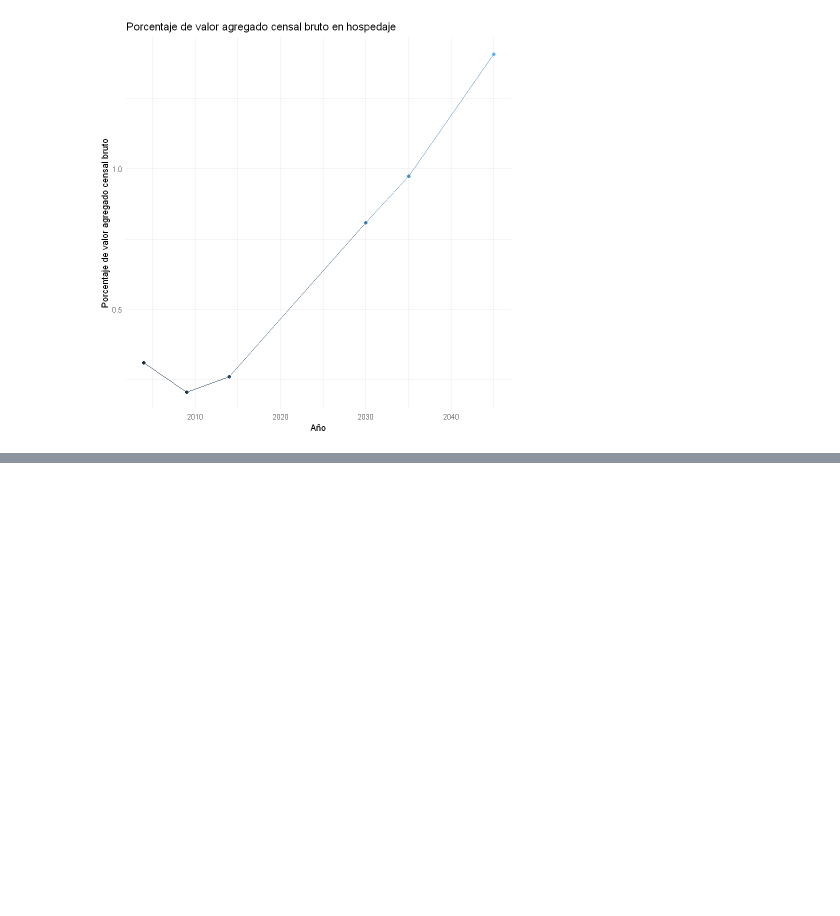
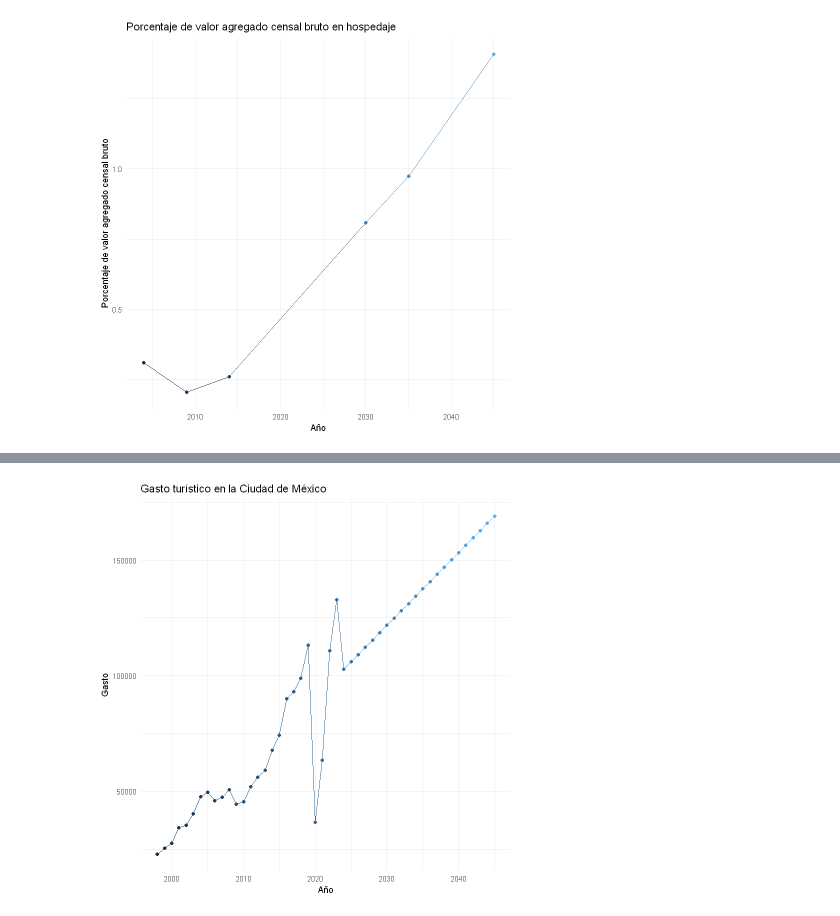
Before and after one commit to cpyp-ipdp/pgd_cdmx, a Jupyter notebook: indicadores/turismo/indicadores_turismo_pgd.ipynb, the cells around one changed output, grey strips where cells are left out. Drawn from its saved outputs; the diff is of its cells as text; code cells hidden in the pictures; blank space fills up the shorter version.

Commit message:
Se incorpora indicador de gasto promedio de turistas

```diff
--- a/indicadores/turismo/indicadores_turismo_pgd.ipynb
+++ b/indicadores/turismo/indicadores_turismo_pgd.ipynb
@@ -893,3 +859,12 @@ labs(title="Porcentaje de valor agregado censal bruto en hospedaje",x="Año",y="
 theme(legend.position = "none")
 # %% [output]
 [figure]
+# %%
+url_gasto<-"https://datos.cdmx.gob.mx/dataset/d99e5cd1-641e-4e53-9fb1-ef2ac039d48e/resource/315ed64e-5344-4cf9-b586-e50beda97cec/download/gasto_turismo_desglosado_2024_7.csv"
+# %%
+gasto<-read_csv(url_gasto,show_col_types = FALSE)%>%
+janitor::clean_names()%>%
+group_by(anio)%>%
+summarise(gasto=sum(gasto))%>%filter(anio<=2023)
+
+gasto
@@ -895,0 +891,5 @@ theme(legend.position = "none")
+# %%
+#Regresión lineal
+
+modelo_gasto<-lm(gasto~anio,data=gasto)
+modelo_gasto%>%summary()
@@ -895,0 +914,5 @@ theme(legend.position = "none")
+# %%
+#Hacer predicción de gasto turístico para 2024 a 2045
+prediccion_gasto<-data.frame(anio=2024:2045)
+prediccion_gasto$gasto<-predict(modelo_gasto,newdata=prediccion_gasto)
+prediccion_gasto
@@ -895,0 +939,11 @@ theme(legend.position = "none")
+# %%
+#Pegar datos
+gasto_final<-bind_rows(gasto,prediccion_gasto)
+#Graficar
+gasto_final%>%
+ggplot(aes(x=anio, y=gasto, color=anio))+
+geom_line()+geom_point()+
+labs(title="Gasto turístico en la Ciudad de México",x="Año",y="Gasto")+theme_minimal()+
+theme(legend.position = "none")
+# %% [output]
+[figure, added]
```
Also changed, not shown: parts of 8 cells of this notebook.
